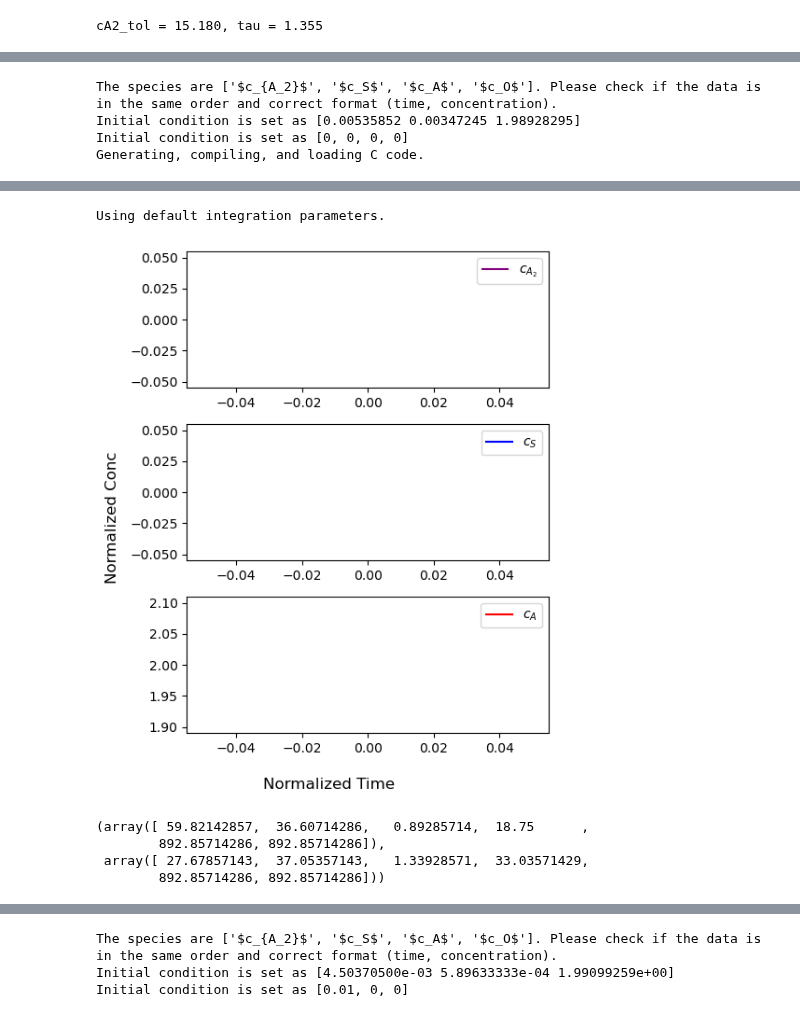
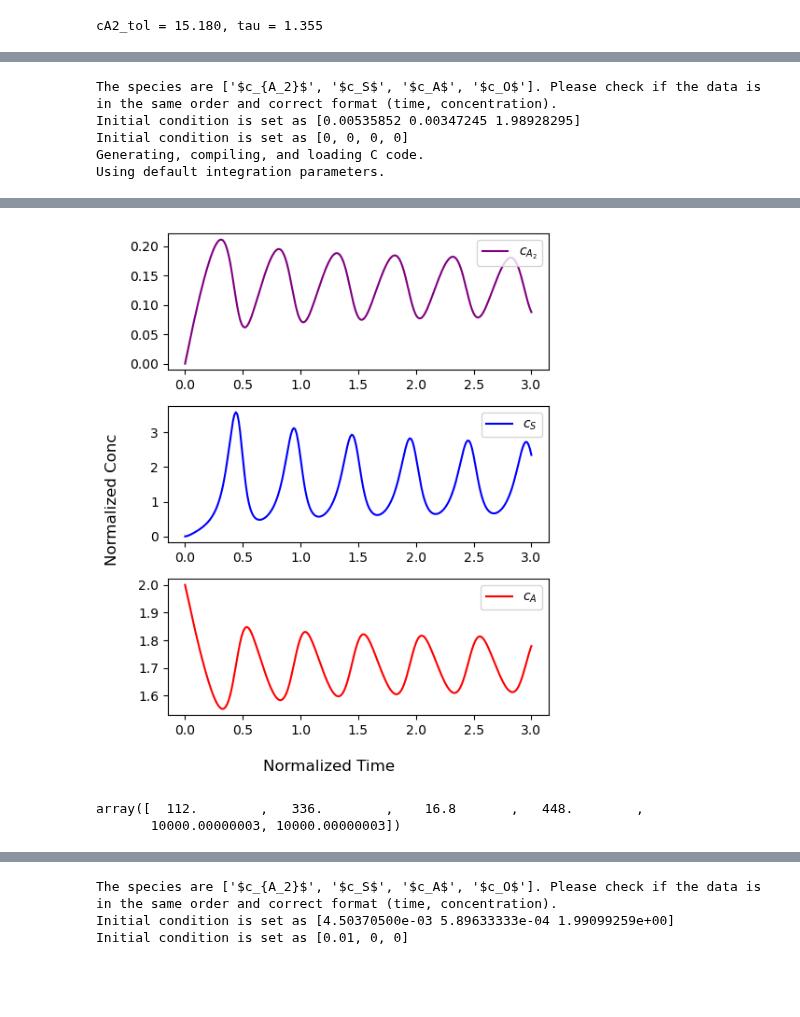
Before and after one commit to Zhiheng419/Chemical_Oscillation_Model, a Jupyter notebook: two_thiols.ipynb, the cells around one changed output, grey strips where cells are left out. Saved outputs shown, nothing was run; the diff lists cells and outputs as text; code cells hidden in the pictures; blank space fills up the shorter version.

```diff
--- a/two_thiols.ipynb
+++ b/two_thiols.ipynb
@@ -146,7 +140,7 @@ td1, td2 = 0.03, 0.03
 
 #Definition of the model
 alpha, beta, theta, phi, ep, delta = rs_ac / rext, rds_ac / rext, rs / rext, rds / rext, ro / rext, rm / rext
-params2 = np.array([alpha, beta, theta, phi, ep, delta])
+params2 = [ 10,  30,   1.5,  40, 892.85714286, 892.85714286]
 consts2 = np.array([lam, m])
 delay = np.array([td1, td2])
 init_cond = np.array([0, 0, 0])
@@ -162,3 +156,4 @@ The species are ['$c_{A_2}$', '$c_S$', '$c_A$', '$c_O$']. Please check if the da
 Initial condition is set as [0.00535852 0.00347245 1.98928295]
 Initial condition is set as [0, 0, 0, 0]
 Generating, compiling, and loading C code.
+Using default integration parameters.
@@ -167,10 +160,7 @@ ld: warning: duplicate -rpath '/Users/zhihengzhang/anaconda3/lib' ignored
-Using default integration parameters.
-[figure, old version]
+[figure, new version]
-# %%
-params1, params2
-# %% [output]
-(array([ 59.82142857,  36.60714286,   0.89285714,  18.75      ,
-        892.85714286, 892.85714286]),
- array([ 27.67857143,  37.05357143,   1.33928571,  33.03571429,
-        892.85714286, 892.85714286]))
+# %%
+np.array([ 10,  30,   1.5,  40, 892.85714286, 892.85714286])*11.2
+# %% [output]
+array([  112.        ,   336.        ,    16.8       ,   448.        ,
+       10000.00000003, 10000.00000003])
 # %%
```
Also changed, not shown: parts of 8 cells of this notebook, 2 other files.
